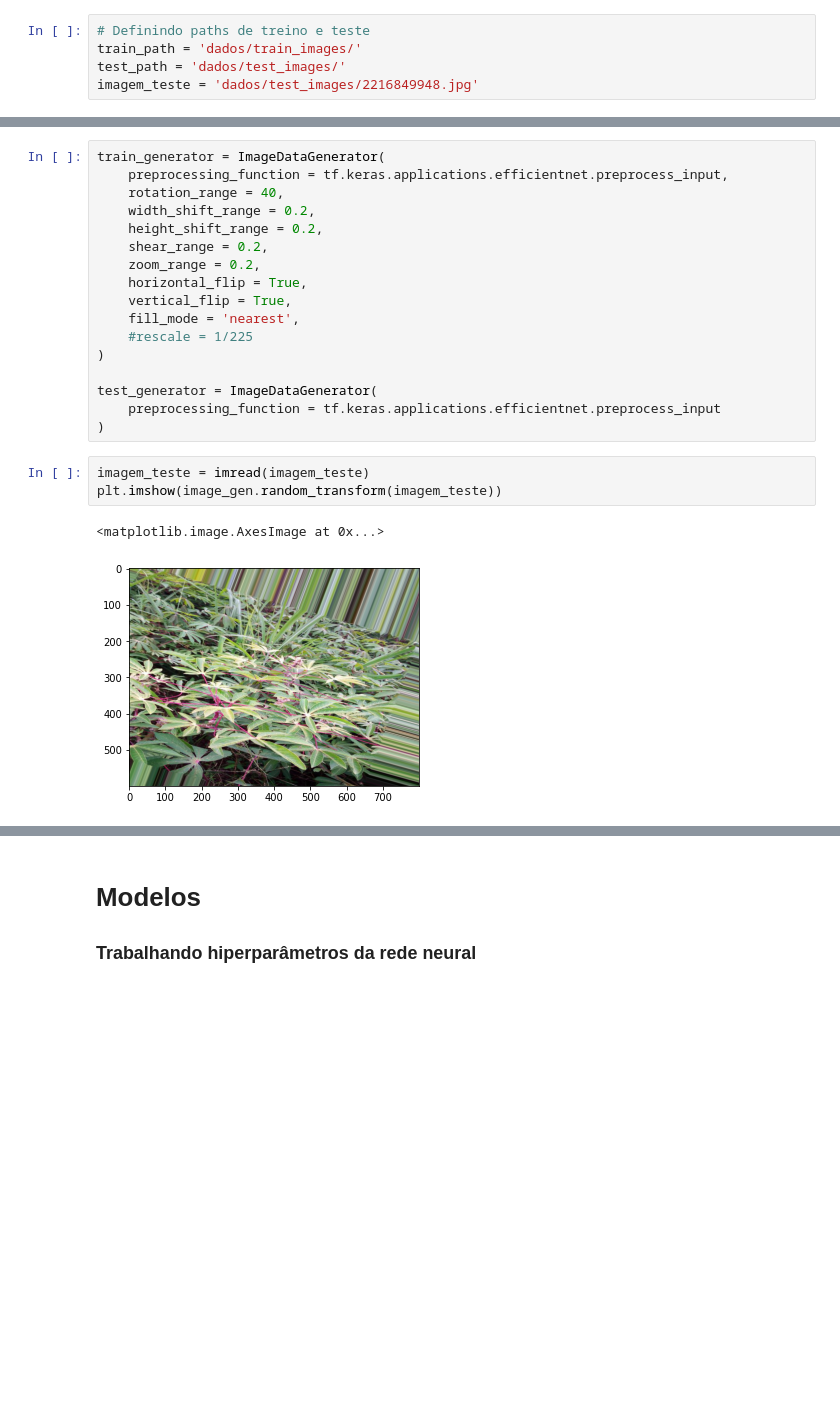
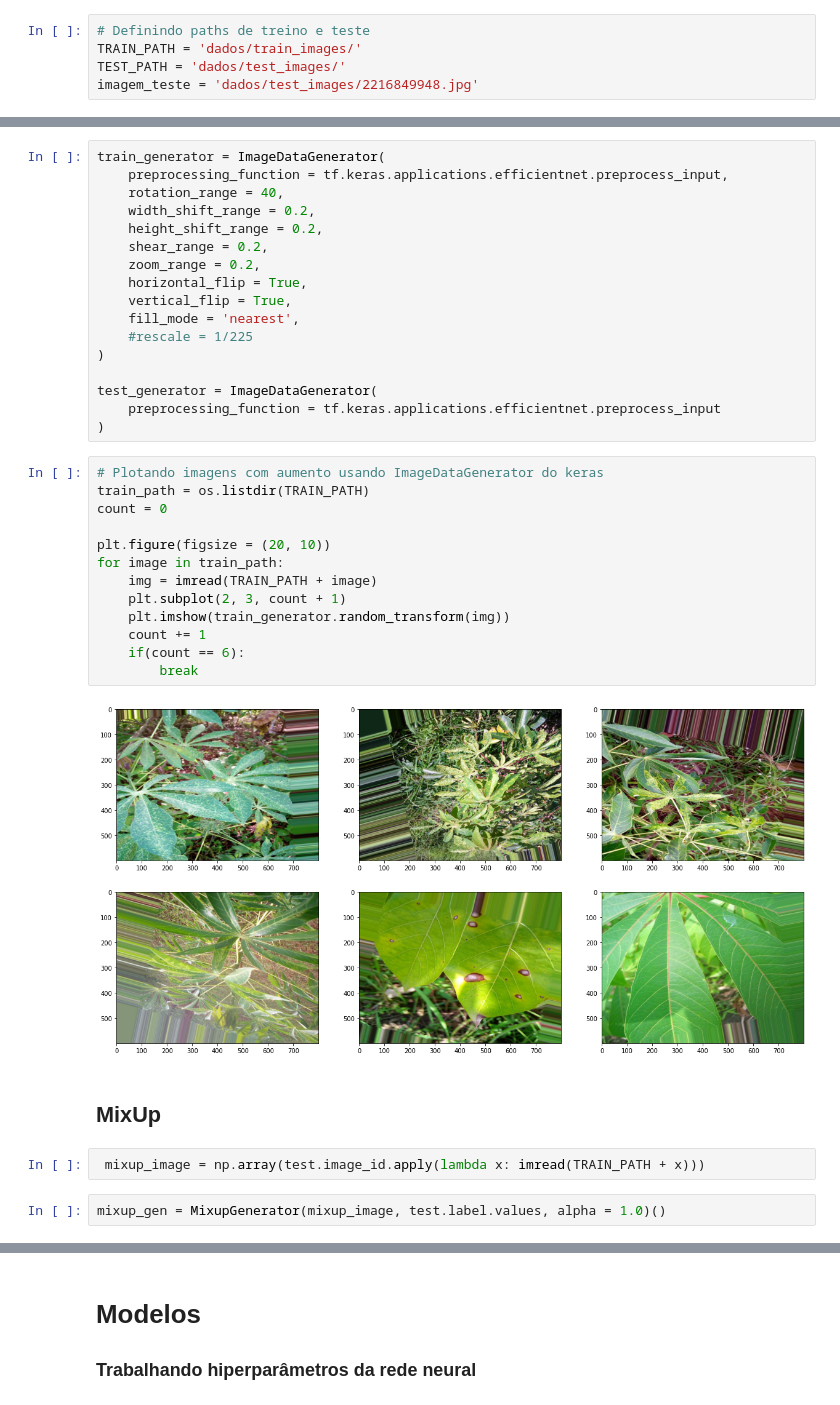
Before and after one commit to houstonsantos/CassavaLeafDisease, a Jupyter notebook: CassavaLeafDisease.ipynb, the cells around one changed output, grey strips where cells are left out. Saved outputs shown, nothing was run; the diff lists cells and outputs as text; blank space fills up the shorter version.

Commit message:
Add mixup

```diff
--- a/CassavaLeafDisease.ipynb
+++ b/CassavaLeafDisease.ipynb
@@ -88,8 +88,8 @@ Name: label_name, dtype: float64
 Separando dados de treino e teste
 # %%
 # Definindo paths de treino e teste
-train_path = 'dados/train_images/'
-test_path = 'dados/test_images/'
+TRAIN_PATH = 'dados/train_images/'
+TEST_PATH = 'dados/test_images/'
 imagem_teste = 'dados/test_images/2216849948.jpg'
 # %%
 # Criando amostra para treino e teste estrafiticada
@@ -136,9 +136,24 @@ train_generator = ImageDataGenerator(
 test_generator = ImageDataGenerator(
     preprocessing_function = tf.keras.applications.efficientnet.preprocess_input
 )
-# %%
-imagem_teste = imread(imagem_teste)
-plt.imshow(image_gen.random_transform(imagem_teste))
-# %% [output]
-<matplotlib.image.AxesImage at 0x...>
-[figure, removed]
+# %%
+# Plotando imagens com aumento usando ImageDataGenerator do keras
+train_path = os.listdir(TRAIN_PATH)
+count = 0
+
+plt.figure(figsize = (20, 10))
+for image in train_path:
+    img = imread(TRAIN_PATH + image)
+    plt.subplot(2, 3, count + 1)
+    plt.imshow(train_generator.random_transform(img))
+    count += 1
+    if(count == 6):
+        break
+# %% [output]
+[figure, added]
+# %% [markdown]
+## MixUp
+# %%
+ mixup_image = np.array(test.image_id.apply(lambda x: imread(TRAIN_PATH + x)))
+# %%
+mixup_gen = MixupGenerator(mixup_image, test.label.values, alpha = 1.0)()
```
Also changed, not shown: parts of 9 cells of this notebook, 4 other files.
